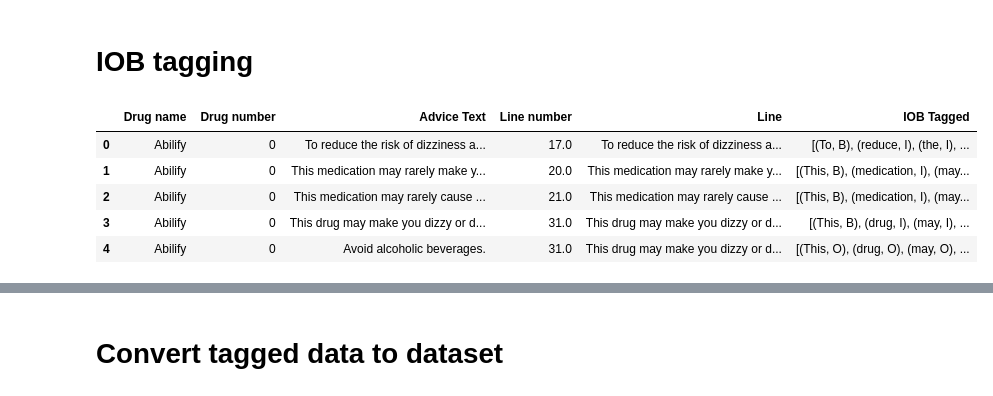
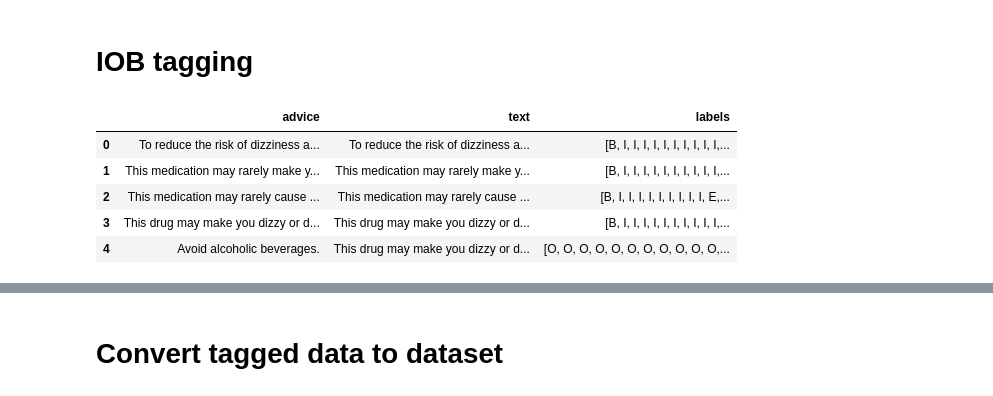
Before and after one commit to Mattcalcaterra/630_final, a Jupyter notebook: informationExtraction.ipynb, the cells around one changed output, grey strips where cells are left out. Cells and saved outputs as stored; diff of their text form; code cells hidden in the pictures.

```diff
--- a/informationExtraction.ipynb
+++ b/informationExtraction.ipynb
@@ -157,0 +135,27 @@ def tag_iob(line, advice):
+# %%
+def generate_bioe_tags(text, advice):
+    # basic tokenization
+    text_words = text.split()
+    advice_words = advice.split()
+
+    start_idx = 0
+    end_idx = 0
+
+    advice_len = len(advice_words)
+
+    for i in range(len(text_words)):
+        if text_words[i : i + advice_len] == advice_words:
+            # print('found')
+            start_idx = i
+            end_idx = i + advice_len
+            break
+    # print(start_idx, end_idx)
+
+    # create tags
+    tags = ["O"] * len(text_words)
+    tags[start_idx] = "B"
+    tags[end_idx - 1] = "E"
+    for i in range(start_idx + 1, end_idx - 1):
+        tags[i] = "I"
+
+    return tags
@@ -158,16 +166,20 @@ def tag_iob(line, advice):
 # %%
 tagged_df = merged_df.copy()
-tagged_df["IOB Tagged"] = tagged_df.apply(
-    lambda x: tag_iob(x["Line"], x["Advice Text"]), axis=1
+tagged_df["labels"] = tagged_df.apply(
+    lambda x: generate_bioe_tags(x["Line"], x["Advice Text"]), axis=1
 )
 
+# reframe
+tagged_df = tagged_df[["Advice Text", "Line", "labels"]]
 
+# rename
+tagged_df.columns = ["advice", "text", "labels"]
 
 tagged_df.head()
 # %% [output]
-|  | Drug name | Drug number | Advice Text | Line number | Line | IOB Tagged |
-| 0 | Abilify | 0 | To reduce the risk of dizziness a... | 17.0 | To reduce the risk of dizziness a... | [(To, B), (reduce, I), (the, I), ... |
-| 1 | Abilify | 0 | This medication may rarely make y... | 20.0 | This medication may rarely make y... | [(This, B), (medication, I), (may... |
-| 2 | Abilify | 0 | This medication may rarely cause ... | 21.0 | This medication may rarely cause ... | [(This, B), (medication, I), (may... |
-| 3 | Abilify | 0 | This drug may make you dizzy or d... | 31.0 | This drug may make you dizzy or d... | [(This, B), (drug, I), (may, I), ... |
-| 4 | Abilify | 0 | Avoid alcoholic beverages. | 31.0 | This drug may make you dizzy or d... | [(This, O), (drug, O), (may, O), ... |
+|  | advice | text | labels |
+| 0 | To reduce the risk of dizziness a... | To reduce the risk of dizziness a... | [B, I, I, I, I, I, I, I, I, I, I,... |
+| 1 | This medication may rarely make y... | This medication may rarely make y... | [B, I, I, I, I, I, I, I, I, I, I,... |
+| 2 | This medication may rarely cause ... | This medication may rarely cause ... | [B, I, I, I, I, I, I, I, I, I, E,... |
+| 3 | This drug may make you dizzy or d... | This drug may make you dizzy or d... | [B, I, I, I, I, I, I, I, I, I, I,... |
+| 4 | Avoid alcoholic beverages. | This drug may make you dizzy or d... | [O, O, O, O, O, O, O, O, O, O, O,... |
```
Also changed, not shown: parts of 36 cells of this notebook, 1 other file.
